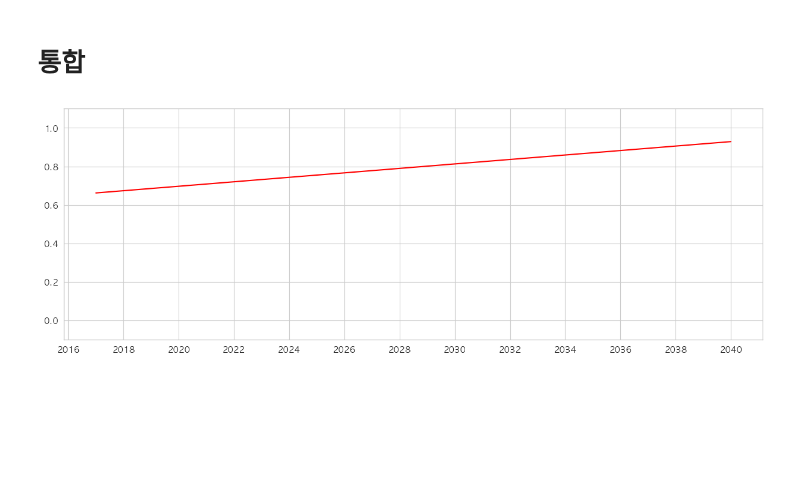
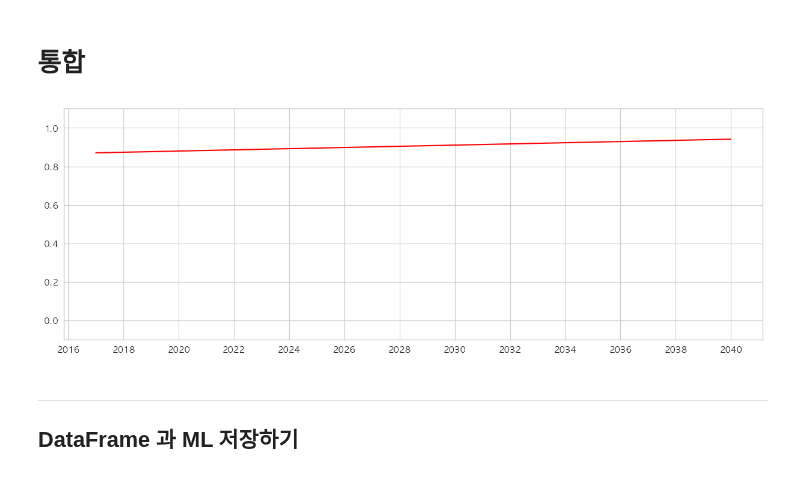
Before and after one commit to vxornjs11/Pytone_Flutter, a Jupyter notebook: Python/Seoul/Note/08.ML_01_n년후예측.ipynb, the cells around one changed output. Cells and saved outputs as stored; diff of their text form; code cells hidden in the pictures; blank space fills up the shorter version.

```diff
--- a/Python/Seoul/Note/08.ML_01_n년후예측.ipynb
+++ b/Python/Seoul/Note/08.ML_01_n년후예측.ipynb
@@ -34,6 +34,6 @@ elif platform.system() == 'Windows':
 else:
     print("Unknown System")
 # %%
-df = pd.read_csv("../Data/seoul_2.csv")
-df.tail()
+df = pd.read_csv("../Data/seoul_job.csv")
+df.head()
 # %% [output]
@@ -295,28 +394,31 @@ plt.show()
 # %% [markdown]
 # 통합
 # %%
-# 설정 값들
+################ 설정 값들
 gungu = '강북구'
 year_max = 2040
 
-df_temp = df[df['시군구']==gungu]
+df_temp = df[df['군구']==gungu]
 
 # Feature, Target
 data = df_temp[['년도']].to_numpy()
 target = df_temp['pred_cluster'].to_numpy()
 
 # 회귀 예측
 from sklearn.linear_model import LinearRegression
 lr_temp = LinearRegression()
 lr_temp.fit(data, target)
 # print(lr_temp.coef_, lr_temp.intercept_)
 
 # 그래프 그리기
 plt.figure(figsize=(15,5))
 plt.plot([2017, year_max], [(2017)*float(lr_temp.coef_)+float(lr_temp.intercept_), (year_max)*float(lr_temp.coef_)+float(lr_temp.intercept_)], c='red')
 # plt.xlim(2016, 2042)
 plt.ylim(-0.1, 1.1)
 plt.xticks(ticks=range(2016, year_max+1, 2))
 plt.show()
 # %% [output]
-[figure, old version]
+[figure, new version]
+# %% [markdown]
+----
+## DataFrame 과 ML 저장하기
```
Also changed, not shown: parts of 34 cells of this notebook, 43 other files.
